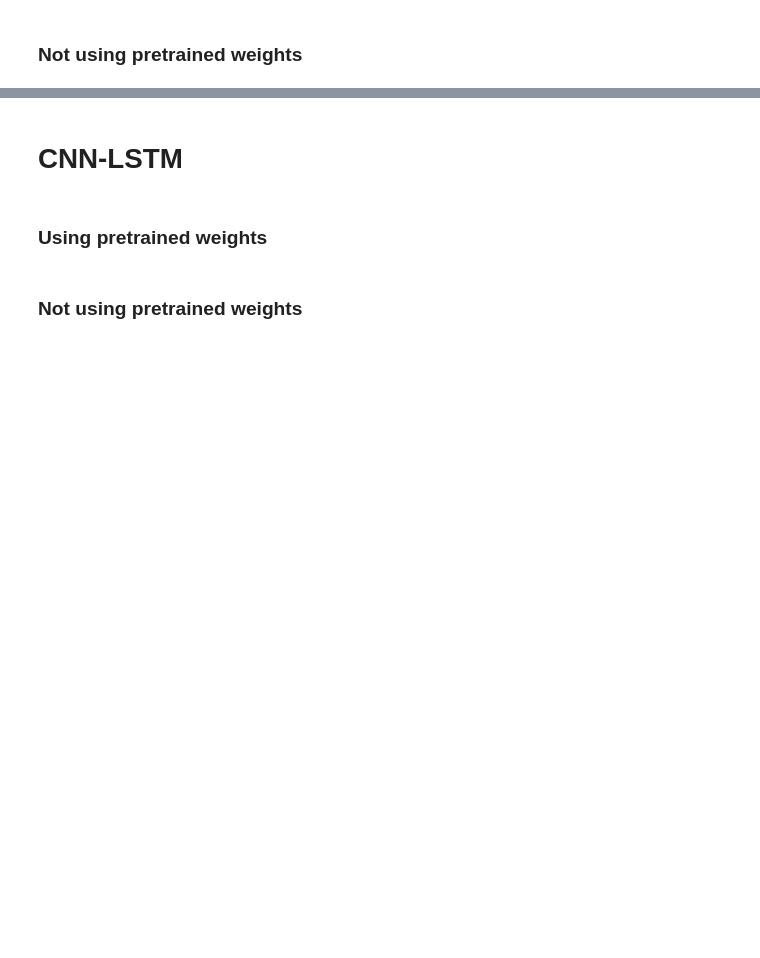
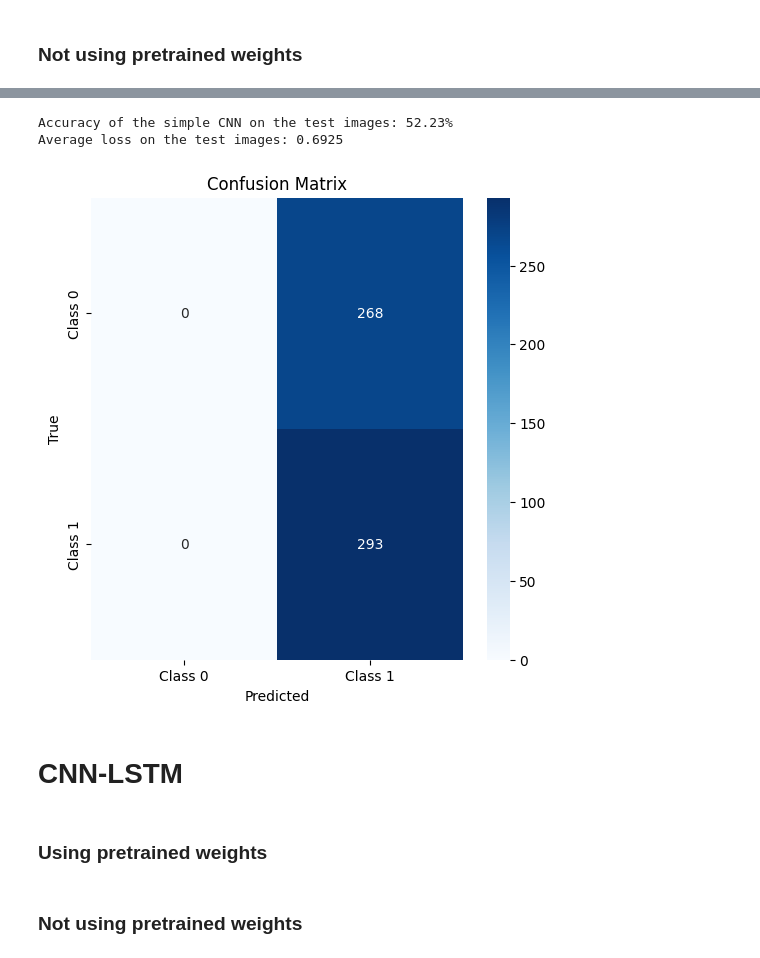
Before and after one commit to yasty-sanchez/ADHD_fMRI_DL, a Jupyter notebook: experiments.ipynb, the cells around one changed output, grey strips where cells are left out. Cells and saved outputs as stored; diff of their text form; code cells hidden in the pictures; blank space fills up the shorter version.

```diff
--- a/experiments.ipynb
+++ b/experiments.ipynb
@@ -462,27 +469,25 @@ class SimpleCNN(nn.Module):
     def __init__(self, num_classes):
         super(SimpleCNN, self).__init__()
         self.conv1 = nn.Conv3d(in_channels=1, out_channels=64, kernel_size=3, stride=1, padding=1)
+        self.bn1 = nn.BatchNorm3d(64)  # Batch normalization
         self.conv2 = nn.Conv3d(in_channels=64, out_channels=128, kernel_size=3, stride=1, padding=1)
+        self.bn2 = nn.BatchNorm3d(128)  # Batch normalization
         self.conv3 = nn.Conv3d(in_channels=128, out_channels=256, kernel_size=3, stride=1, padding=1)
+        self.bn3 = nn.BatchNorm3d(256)  # Batch normalization
         self.pool = nn.AdaptiveMaxPool3d(output_size=(8, 8, 5))
+        self.dropout = nn.Dropout(p=0.5)  # Dropout layer
         self.fc1 = nn.Linear(256 * 8 * 8 * 5, 256)
         self.fc2 = nn.Linear(256, num_classes)
 
     def forward(self, x):
-        x = self.pool(F.relu(self.conv1(x)))  # First conv + pooling
-        # print(f'First conv + pooling {x.shape}')
-        x = self.pool(F.relu(self.conv2(x)))  # Second conv + pooling
-        # print(f'Second conv + pooling {x.shape}')
-        x = self.pool(F.relu(self.conv3(x)))  # Second conv + pooling
-        # print(f'Third conv + pooling {x.shape}')
-        x = x.unsqueeze(0)
-        # print(f'Flattened {x.shape}')
-        x = x.view(x.size(1), -1)  # Flatten
-        # print(f'Flattened {x.shape}')
+        x = self.pool(F.relu(self.bn1(self.conv1(x))))  # First conv + pooling + batch norm
+        x = self.pool(F.relu(self.bn2(self.conv2(x))))  # Second conv + pooling + batch norm
+        x = self.pool(F.relu(self.bn3(self.conv3(x))))  # Third conv + pooling + batch norm
+        x = x.view(x.size(0), -1)  # Flatten
+        x = self.dropout(x)  # Apply dropout
         x = F.relu(self.fc1(x))  # First fully connected layer
         x = self.fc2(x)  # Output layer
-        x = F.softmax(x, dim=1)  # Apply softmax for probabilistic output
-        return x
+        return x  # Return logits for CrossEntropyLoss
 # %%
 simple_cnn_model = SimpleCNN(num_classes=2).to(device)
 
@@ -612,7 +610,7 @@ KeyboardInterrupt:
 
 # Load the model
 classifier_model = SimpleCNN(num_classes=2).to(device)  # Initialize your classifier model
-model_state_dict = torch.load('simple_cnn_final.pt', weights_only=False)
+model_state_dict = torch.load('simple_cnn_epoch1.pt', weights_only=False)
 classifier_model.load_state_dict(model_state_dict)
 
 # Set the model to evaluation mode
@@ -643,36 +641,40 @@ with torch.no_grad():
         output = simple_cnn_model(inputs)
         # print(outputs.shape)
 
         loss = criterion(output, labels)
 
         total_loss += loss.item()
         _, predicted = torch.max(output, 1)
         total += labels.size(0)
         correct += (predicted == labels).sum().item()
 
         # Store predictions and labels for confusion matrix
         all_labels.extend(labels.cpu().numpy())
         all_preds.extend(predicted.cpu().numpy())
 
 # Calculate accuracy and average loss
 accuracy = 100 * correct / total
 average_loss = total_loss / len(testloader)
 
 # Calculate confusion matrix
 conf_matrix = confusion_matrix(all_labels, all_preds)
 
 # Plot confusion matrix using seaborn
-fig, ax = plt.subplots(figsize=(18, 16))
+fig, ax = plt.subplots(figsize=(6, 6))
 sns.heatmap(conf_matrix, annot=True, fmt="d", cmap="Blues", ax=ax,
-            xticklabels=[f'Class {i}' for i in range(num_classes=2)],
-            yticklabels=[f'Class {i}' for i in range(num_classes=2)])
+            xticklabels=[f'Class {i}' for i in range(num_classes)],
+            yticklabels=[f'Class {i}' for i in range(num_classes)])
 ax.set_xlabel('Predicted')
 ax.set_ylabel('True')
 ax.set_title('Confusion Matrix')
 
 # Print accuracy and average loss
 print(f'Accuracy of the simple CNN on the test images: {accuracy:.2f}%')
 print(f'Average loss on the test images: {average_loss:.4f}')
+# %% [output]
+Accuracy of the simple CNN on the test images: 52.23%
+Average loss on the test images: 0.6925
+[figure, added]
 # %% [markdown]
 # CNN-LSTM
 # %% [markdown]
```
Also changed, not shown: parts of 9 cells of this notebook.
